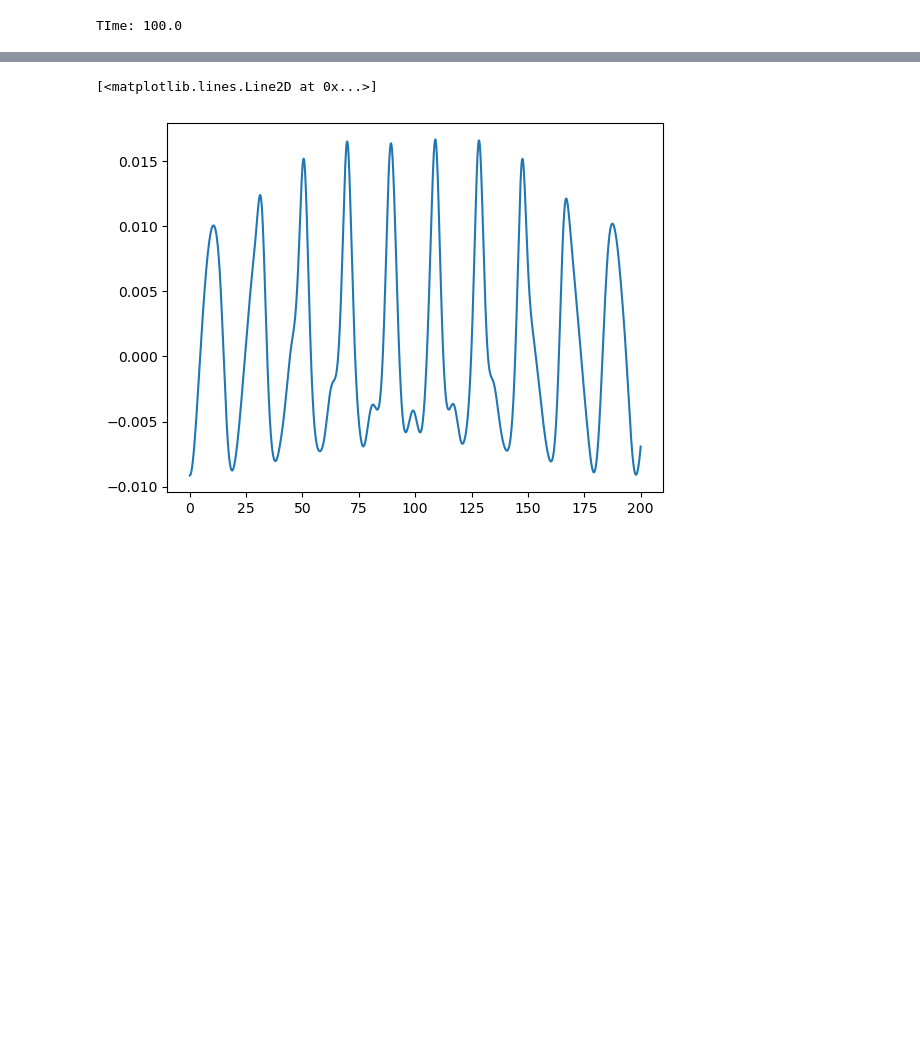
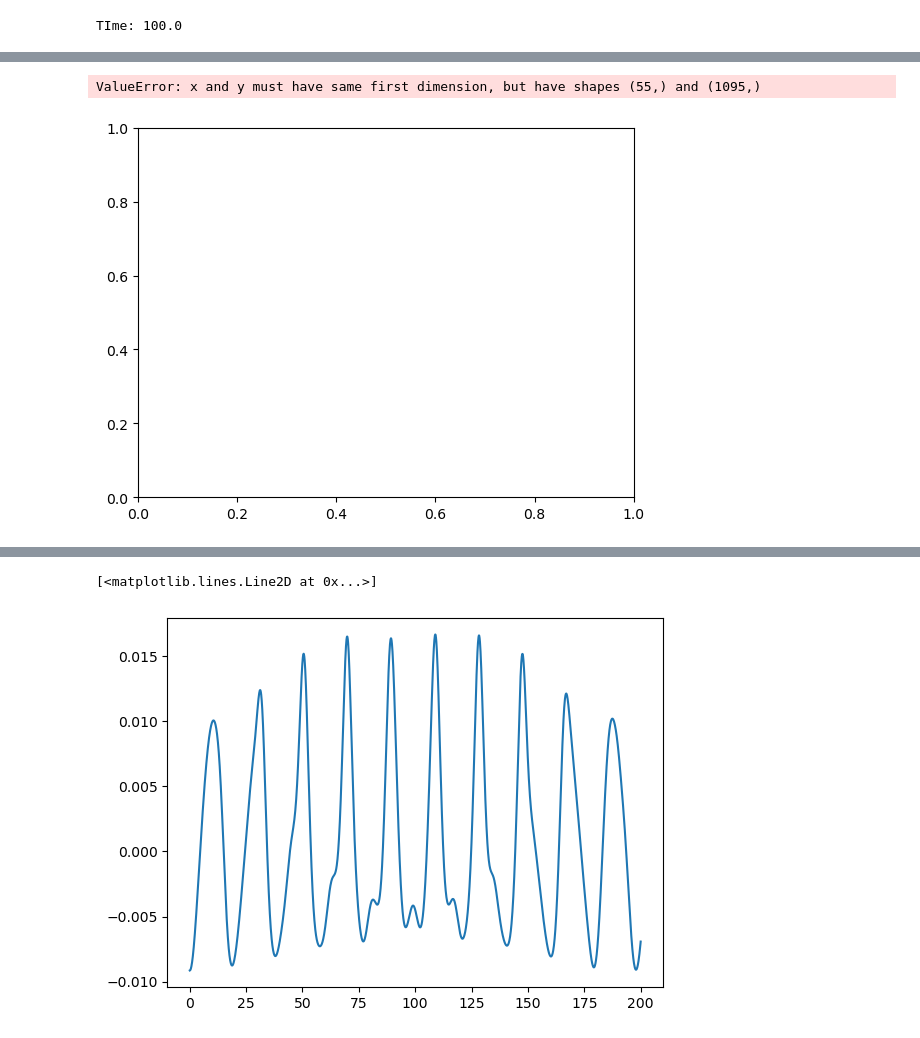
Before and after one commit to Bouwmeester-Lab/superfluid-dynamics, a Jupyter notebook: CuSuperHelium/Python/integration/example.ipynb, the cells around one changed output, grey strips where cells are left out. Cells and saved outputs as stored; diff of their text form; code cells hidden in the pictures; blank space fills up the shorter version.

```diff
--- a/CuSuperHelium/Python/integration/example.ipynb
+++ b/CuSuperHelium/Python/integration/example.ipynb
@@ -57,0 +85,15 @@ TIme: 100.0
+# %%
+import tqdm
+
+
+t = 11
+max_real_pos = []
+for t in tqdm.tqdm(range(T.shape[0])):
+    res, J = simManager.calculate_jacobian(Y[t, :N], Y[t, N:2*N], Y[t, 2*N:3*N], L, 145, 0, depth)
+    eigvals = np.linalg.eigvals(J)
+    max_real_pos.append(np.max(eigvals.real))
+
+plt.plot(T, max_real_pos, label="Max real part of eigenvalues")
+# %% [output]
+ValueError: x and y must have same first dimension, but have shapes (55,) and (1095,)
+[figure, added]
```
Also changed, not shown: parts of 9 cells of this notebook, 5 other files.
